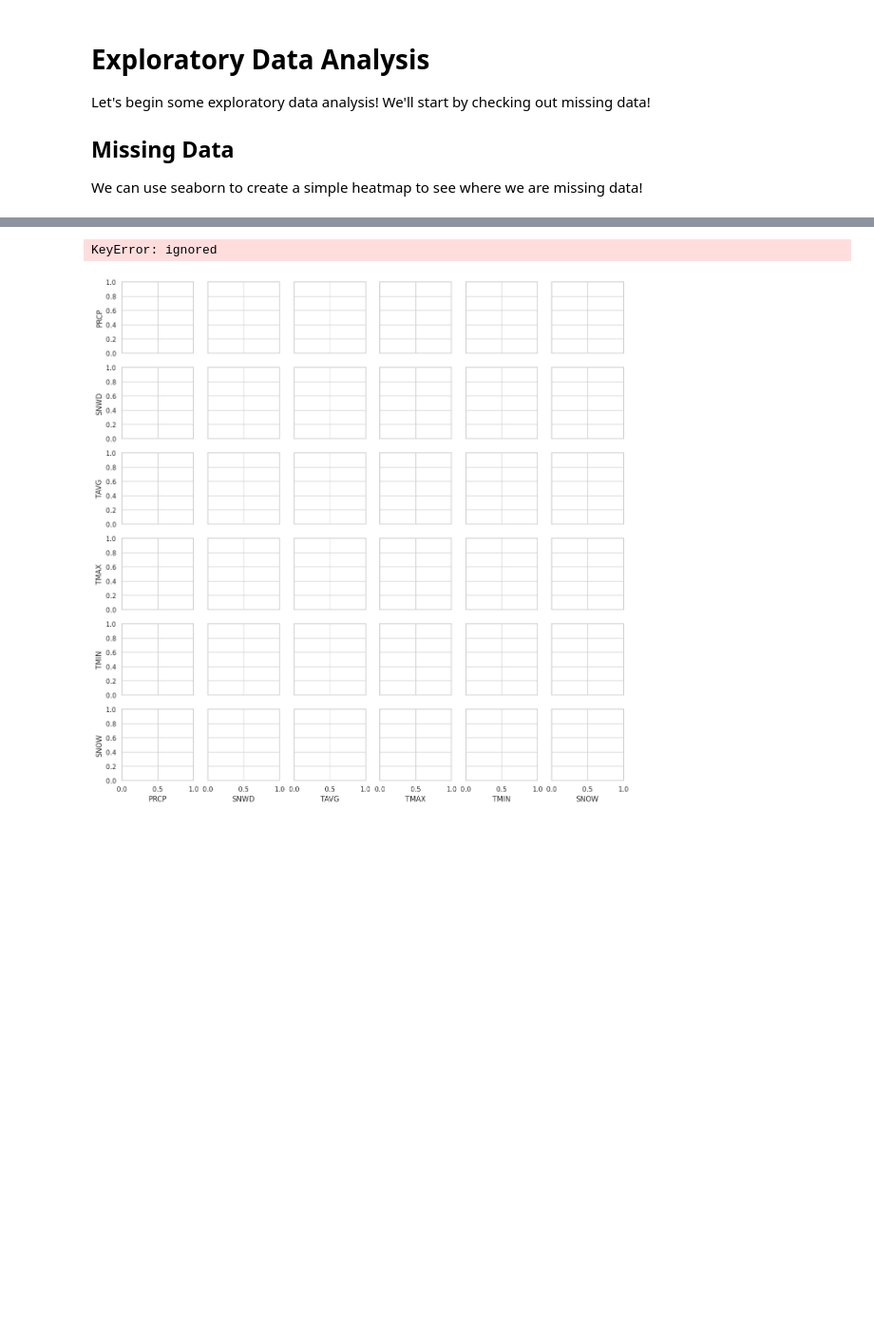
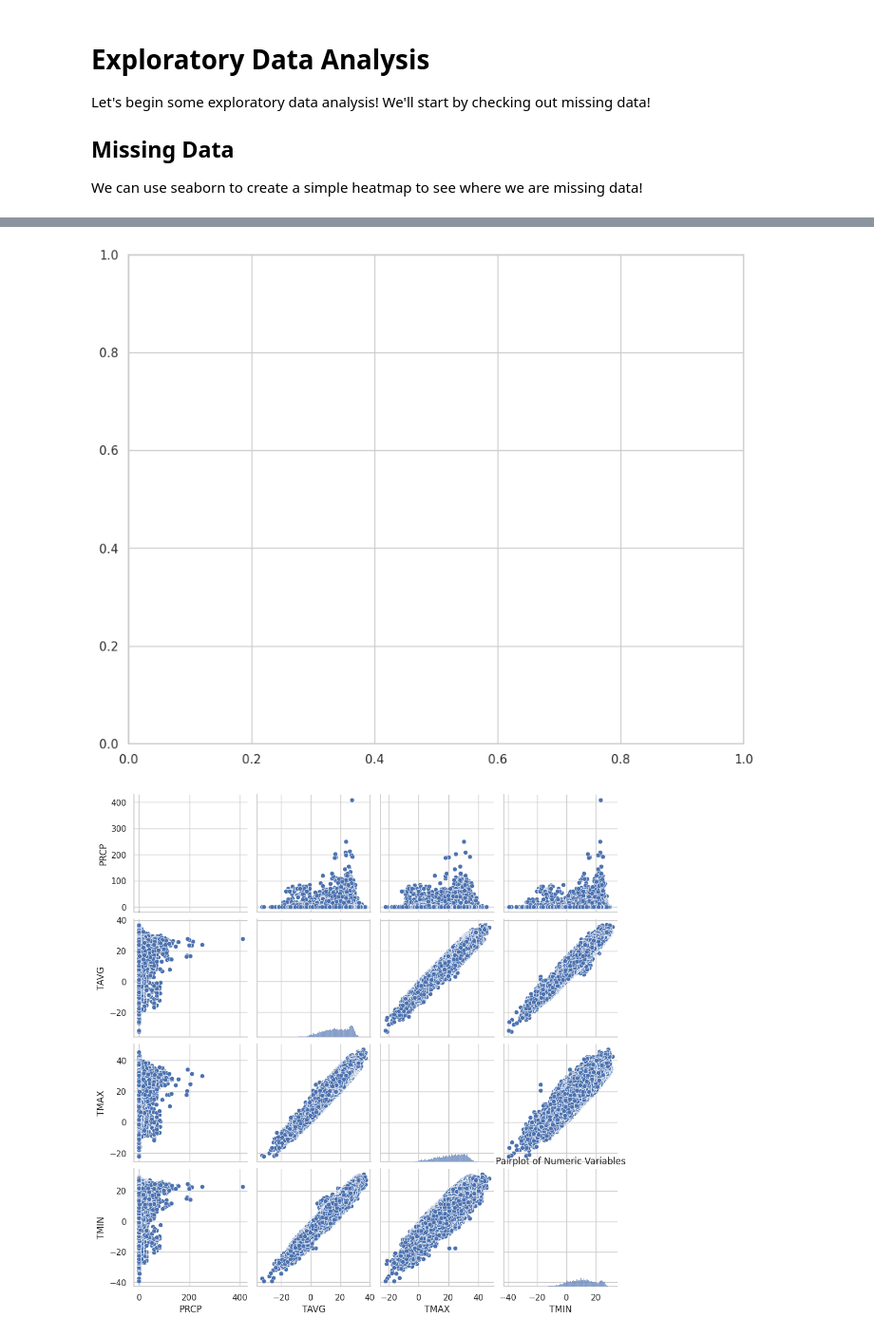
Before and after one commit to Ayush060201/IDM_Course_Project1_Weather_dataset, a Jupyter notebook: weather.ipynb, the cells around one changed output, grey strips where cells are left out. Shown: that part at 95% size. Drawn from its saved outputs; the diff is of its cells as text; code cells hidden in the pictures; blank space fills up the shorter version.

```diff
--- a/weather.ipynb
+++ b/weather.ipynb
@@ -55,0 +91,3 @@ sns.heatmap(weather.isnull())
+# %%
+weather = weather.drop(['SNWD', 'SNOW', 'LATITUDE', 'LONGITUDE', 'ELEVATION', 'PRCP_ATTRIBUTES', 'TAVG_ATTRIBUTES', 'TMAX_ATTRIBUTES', 'TMIN_ATTRIBUTES', 'DAPR', 'MDPR', 'WESD', 'SNWD_ATTRIBUTES']
+, axis = 1)
@@ -56,14 +114,14 @@ sns.heatmap(weather.isnull())
 # %%
 # Set the style of seaborn
 sns.set(style="whitegrid")
 
 # Choose a color palette for your plots
 palette = "Set2"  # You can choose other palettes from Seaborn
-
+fig,ax = plt.subplots(figsize=(10, 8))
 # Pairplot to visualize relationships between numeric columns
-sns.pairplot(weather[['PRCP', 'SNWD', 'TAVG', 'TMAX', 'TMIN', 'SNOW']], palette=palette,hue='STATION'	)
+sns.pairplot(weather[['PRCP', 'TAVG', 'TMAX', 'TMIN']], palette=palette)
 plt.title('Pairplot of Numeric Variables')
 plt.show()
 # %% [output]
-KeyError: ignored
-[figure, old version]
+[figure, new version]
+[figure, added]
```
Also changed, not shown: parts of 13 cells of this notebook.
